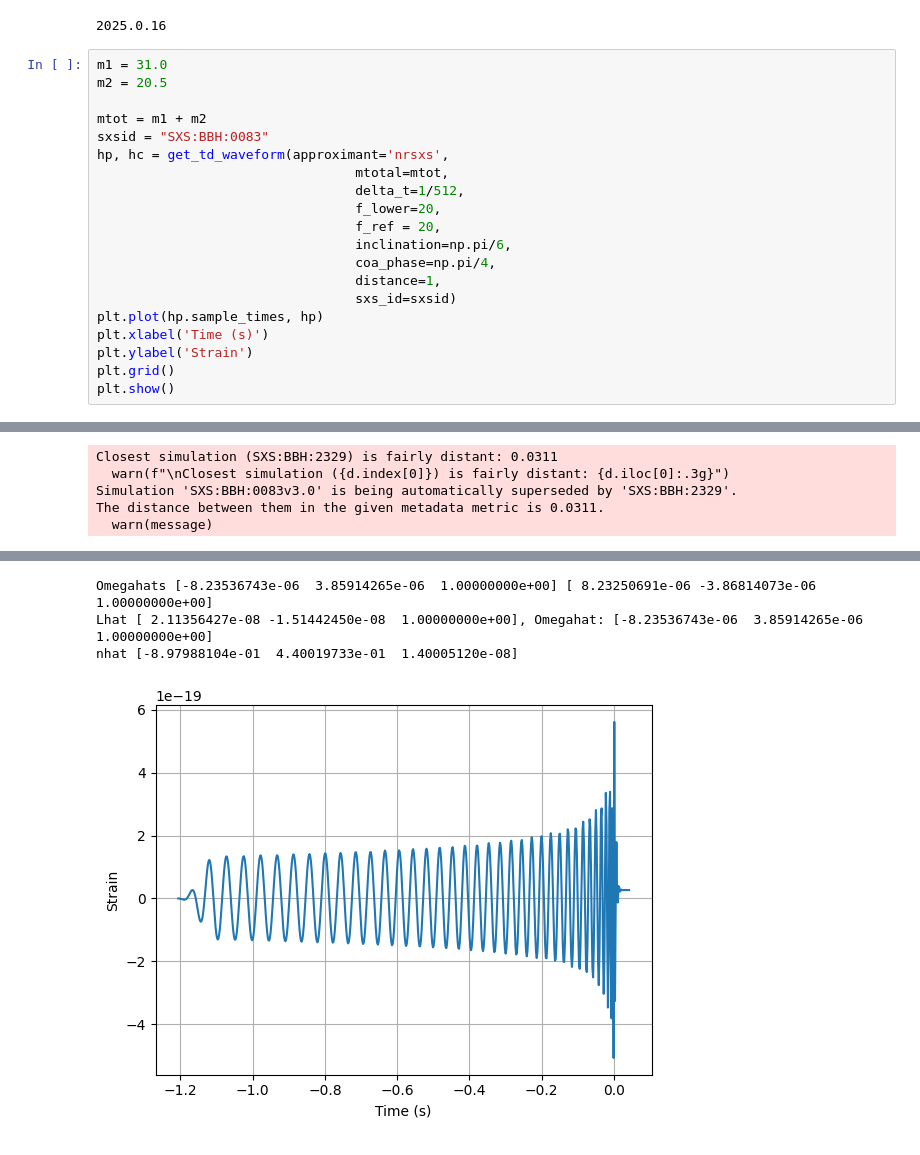
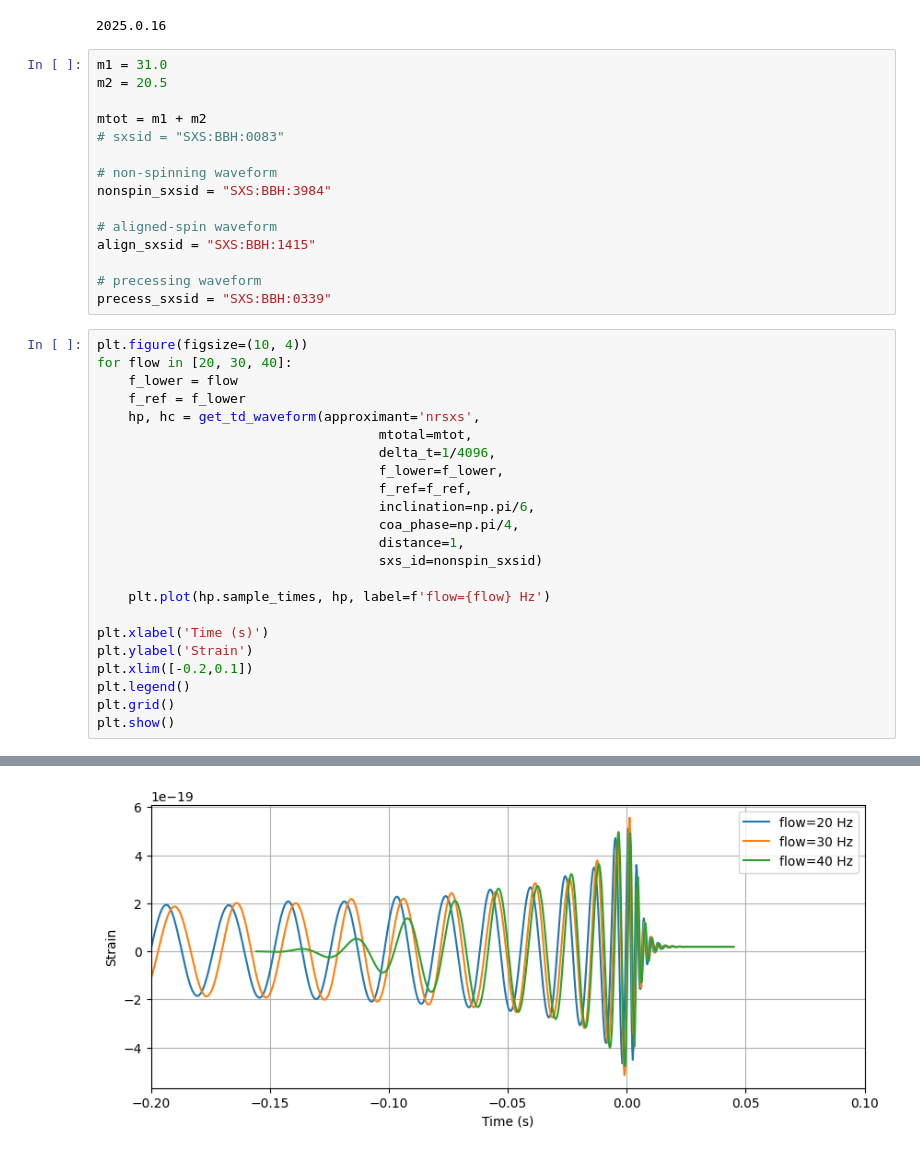
Before and after one commit to Kanchan-05/pycbcnr, a Jupyter notebook: test_nrsxs.ipynb, the cells around one changed output, grey strips where cells are left out. Cells and saved outputs as stored; diff of their text form.

```diff
--- a/test_nrsxs.ipynb
+++ b/test_nrsxs.ipynb
@@ -13,24 +13,42 @@ PyCBC.libutils: pkg-config call failed, setting NO_PKGCONFIG=1
 print (sxs.__version__)
 # %% [output]
 2025.0.16
+# %%
+m1 = 31.0
+m2 = 20.5
+
+mtot = m1 + m2
+# sxsid = "SXS:BBH:0083"
+
+# non-spinning waveform
+nonspin_sxsid = "SXS:BBH:3984"
+
+# aligned-spin waveform
+align_sxsid = "SXS:BBH:1415"
+
+# precessing waveform
+precess_sxsid = "SXS:BBH:0339"
 # %%
-m1 = 31.0
-m2 = 20.5
+plt.figure(figsize=(10, 4))
+for flow in [20, 30, 40]:
+    f_lower = flow
+    f_ref = f_lower
+    hp, hc = get_td_waveform(approximant='nrsxs',
+                                    mtotal=mtot,
+                                    delta_t=1/4096,
+                                    f_lower=f_lower,
+                                    f_ref=f_ref,
+                                    inclination=np.pi/6,
+                                    coa_phase=np.pi/4,
+                                    distance=1,
+                                    sxs_id=nonspin_sxsid)
 
-mtot = m1 + m2
-sxsid = "SXS:BBH:0083"
-hp, hc = get_td_waveform(approximant='nrsxs',
-                                 mtotal=mtot,
-                                 delta_t=1/512,
-                                 f_lower=20,
-                                 f_ref = 20,
-                                 inclination=np.pi/6,
-                                 coa_phase=np.pi/4,
-                                 distance=1,
-                                 sxs_id=sxsid)
-plt.plot(hp.sample_times, hp)
+    plt.plot(hp.sample_times, hp, label=f'flow={flow} Hz')
+
 plt.xlabel('Time (s)')
 plt.ylabel('Strain')
+plt.xlim([-0.2,0.1])
+plt.legend()
 plt.grid()
 plt.show()
 # %% [output]
@@ -38,5 +66,0 @@ Loading SXS simulations using latest tag 'v3.0.0', published at 2025-05-14T18:17
-Closest simulation (SXS:BBH:2329) is fairly distant: 0.0311
-  warn(f"\nClosest simulation ({d.index[0]}) is fairly distant: {d.iloc[0]:.3g}")
-Simulation 'SXS:BBH:0083v3.0' is being automatically superseded by 'SXS:BBH:2329'.
-The distance between them in the given metadata metric is 0.0311.
-  warn(message)
@@ -50,4 +67 @@ Downloading to /Users/kanchansoni/.sxs/cache/SXS:BBH:2329v3.0/Lev3:Strain_N2.h5:
-Omegahats [-8.23536743e-06  3.85914265e-06  1.00000000e+00] [ 8.23250691e-06 -3.86814073e-06  1.00000000e+00]
-Lhat [ 2.11356427e-08 -1.51442450e-08  1.00000000e+00], Omegahat: [-8.23536743e-06  3.85914265e-06  1.00000000e+00]
-nhat [-8.97988104e-01  4.40019733e-01  1.40005120e-08]
-[figure, old version]
+[figure, new version]
```
Also changed, not shown: parts of 3 cells of this notebook, 8 other files.
